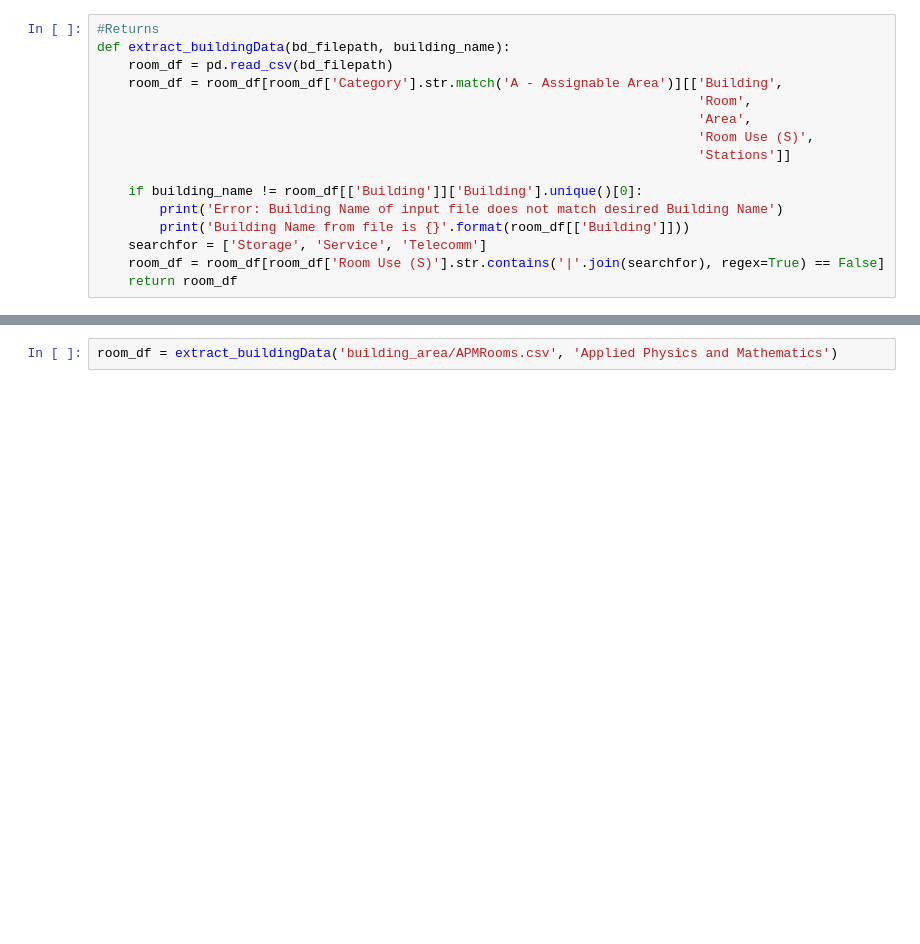
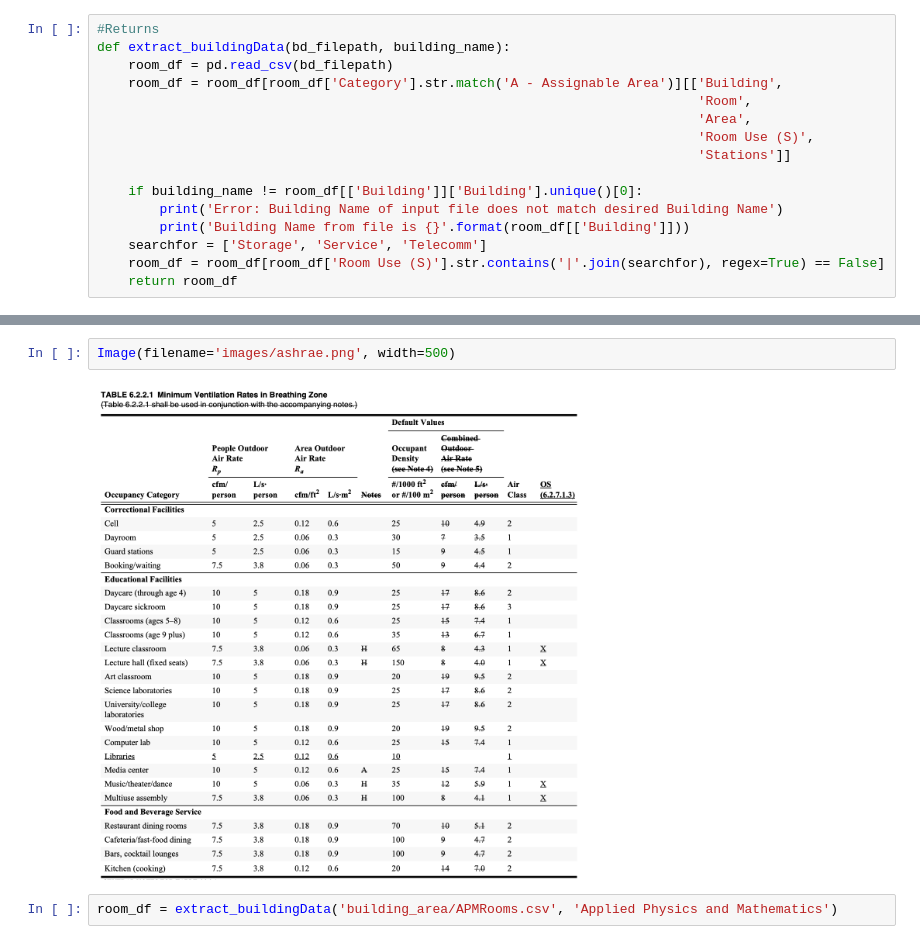
Before and after one commit to nichkho/Infection-Risk-App, a Jupyter notebook: notebooks/extractingbuildingdata.ipynb, the cells around one changed output, grey strips where cells are left out. Saved outputs shown, nothing was run; the diff lists cells and outputs as text; blank space fills up the shorter version.

```diff
--- a/notebooks/extractingbuildingdata.ipynb
+++ b/notebooks/extractingbuildingdata.ipynb
@@ -30,3 +33,7 @@ def extract_buildingData(bd_filepath, building_name):
+# %%
+Image(filename='images/ashrae.png', width=500)
+# %% [output]
+[figure, added]
 # %%
 room_df = extract_buildingData('building_area/APMRooms.csv', 'Applied Physics and Mathematics')
 # %%
```
Also changed, not shown: parts of 9 cells of this notebook, 1 other file.
